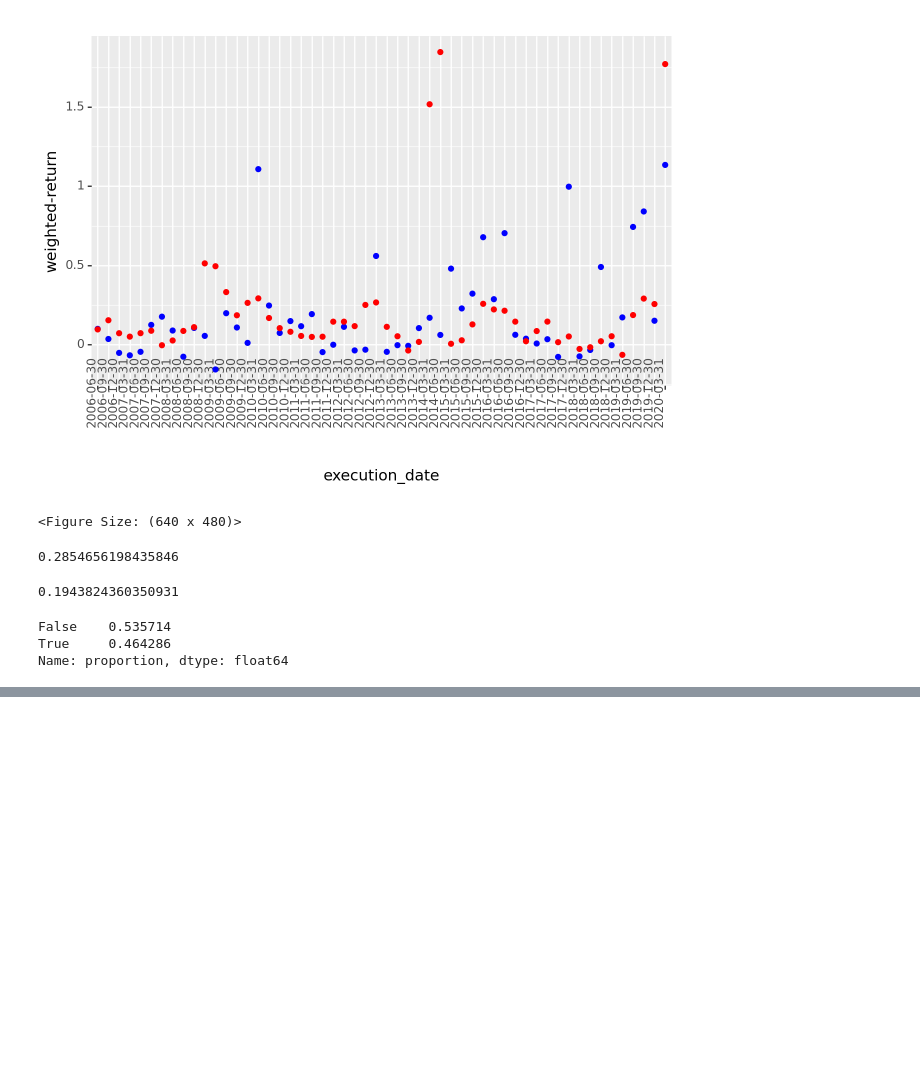
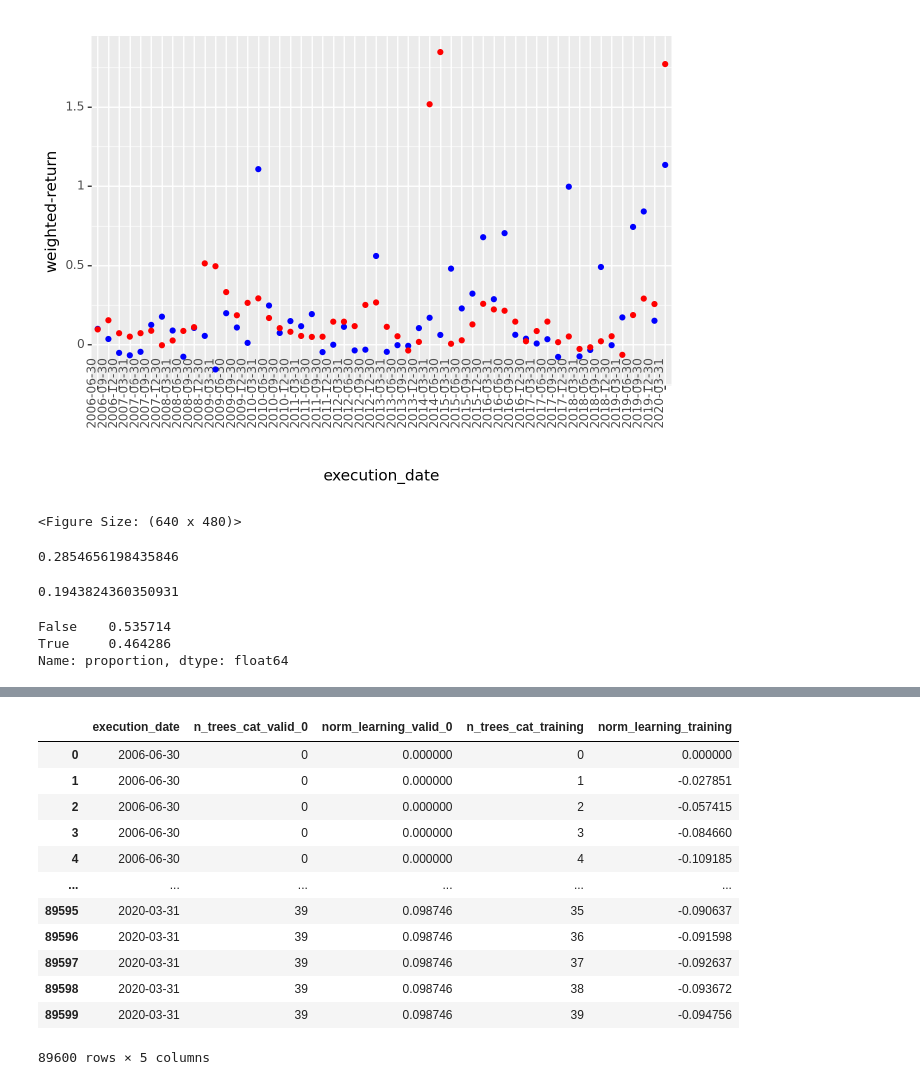
Before and after one commit to uhernando002/zrive-ds, a Jupyter notebook: src/module_5/module5.ipynb, the cells around one changed output, grey strips where cells are left out. Saved outputs shown, nothing was run; the diff lists cells and outputs as text; code cells hidden in the pictures; blank space fills up the shorter version.

```diff
--- a/src/module_5/module5.ipynb
+++ b/src/module_5/module5.ipynb
@@ -422,0 +441,16 @@ Name: proportion, dtype: float64
+# %%
+learning_rates
+# %% [output]
+|  | execution_date | n_trees_cat_valid_0 | norm_learning_valid_0 | n_trees_cat_training | norm_learning_training |
+| 0 | 2006-06-30 | 0 | 0.000000 | 0 | 0.000000 |
+| 1 | 2006-06-30 | 0 | 0.000000 | 1 | -0.027851 |
+| 2 | 2006-06-30 | 0 | 0.000000 | 2 | -0.057415 |
+| 3 | 2006-06-30 | 0 | 0.000000 | 3 | -0.084660 |
+| 4 | 2006-06-30 | 0 | 0.000000 | 4 | -0.109185 |
+| ... | ... | ... | ... | ... | ... |
+| 89595 | 2020-03-31 | 39 | 0.098746 | 35 | -0.090637 |
+| 89596 | 2020-03-31 | 39 | 0.098746 | 36 | -0.091598 |
+| 89597 | 2020-03-31 | 39 | 0.098746 | 37 | -0.092637 |
+| 89598 | 2020-03-31 | 39 | 0.098746 | 38 | -0.093672 |
+| 89599 | 2020-03-31 | 39 | 0.098746 | 39 | -0.094756 |
+89600 rows × 5 columns
```
Also changed, not shown: parts of 9 cells of this notebook.
